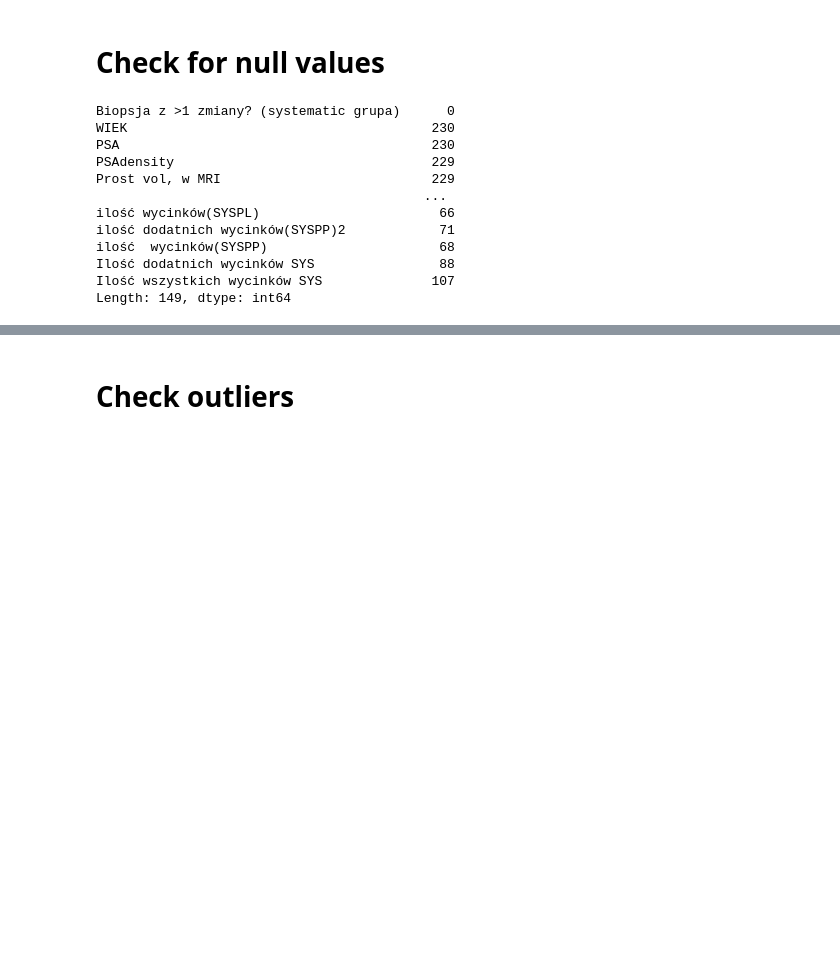
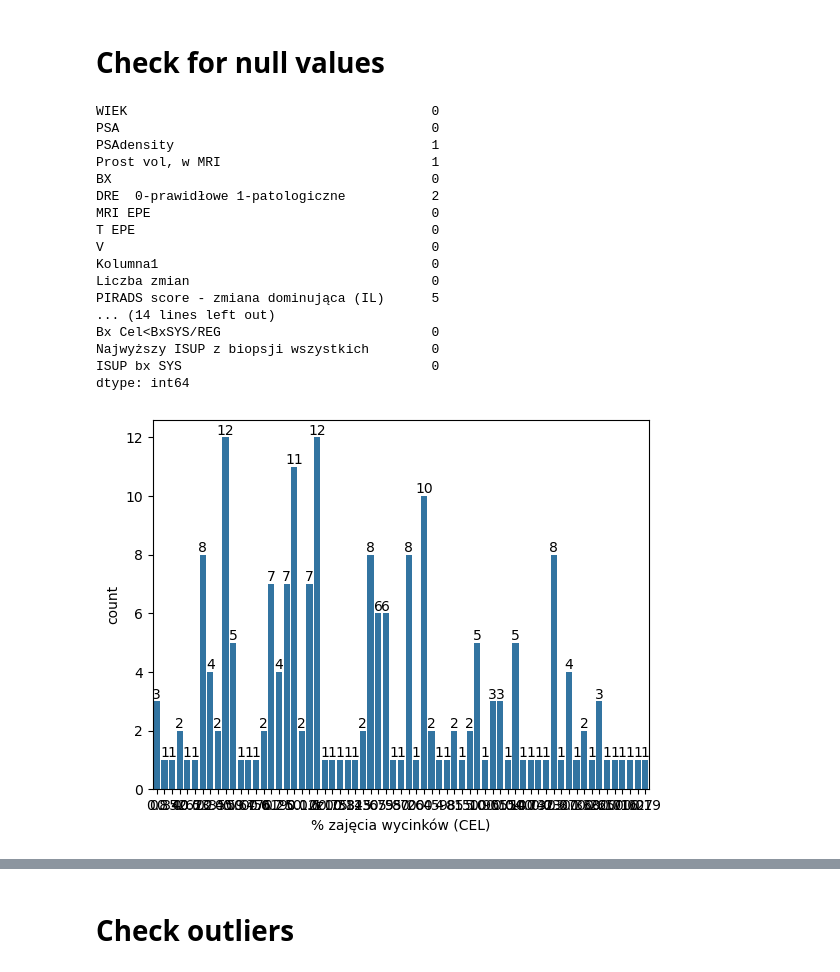
Before and after one commit to PiotrRenk/microscopic-epe-proj, a Jupyter notebook: notebooks/dataset_preprocessing_studenciaki.ipynb, the cells around one changed output, grey strips where cells are left out. Cells and saved outputs as stored; diff of their text form; code cells hidden in the pictures; blank space fills up the shorter version.

```diff
--- a/notebooks/dataset_preprocessing_studenciaki.ipynb
+++ b/notebooks/dataset_preprocessing_studenciaki.ipynb
@@ -105,17 +130,28 @@ df.rename(columns = new_names, inplace = True)
 # %% [markdown]
 # Check for null values
 # %%
-# TODO
+df.isnull().sum()
 # %% [output]
-Biopsja z >1 zmiany? (systematic grupa)      0
-WIEK                                       230
-PSA                                        230
-PSAdensity                                 229
-Prost vol, w MRI                           229
-                                          ...
-ilość wycinków(SYSPL)                       66
-ilość dodatnich wycinków(SYSPP)2            71
-ilość  wycinków(SYSPP)                      68
-Ilość dodatnich wycinków SYS                88
-Ilość wszystkich wycinków SYS              107
-Length: 149, dtype: int64
+WIEK                                       0
+PSA                                        0
+PSAdensity                                 1
+Prost vol, w MRI                           1
+BX                                         0
+DRE  0-prawidłowe 1-patologiczne           2
+MRI EPE                                    0
+T EPE                                      0
+V                                          0
+Kolumna1                                   0
+Liczba zmian                               0
+PIRADS score - zmiana dominująca (IL)      5
+... (14 lines left out)
+Bx Cel<BxSYS/REG                           0
+Najwyższy ISUP z biopsji wszystkich        0
+ISUP bx SYS                                0
+dtype: int64
+# %%
+ax = sns.countplot(x="% zajęcia wycinków (CEL)", data=df)
+ax.bar_label(ax.containers[0])
+plt.show()
+# %% [output]
+[figure, added]
```
Also changed, not shown: parts of 13 cells of this notebook, 2 other files.
